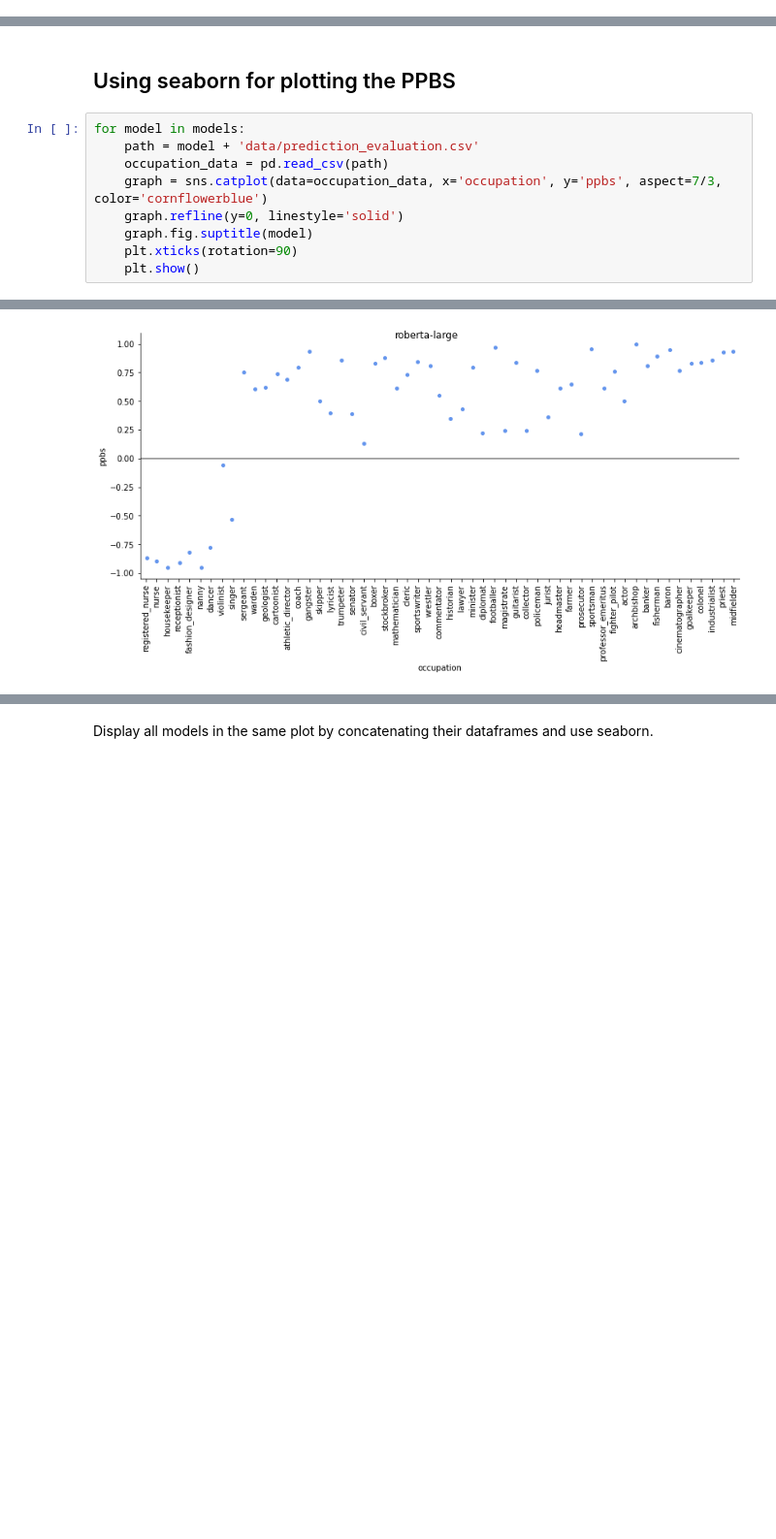
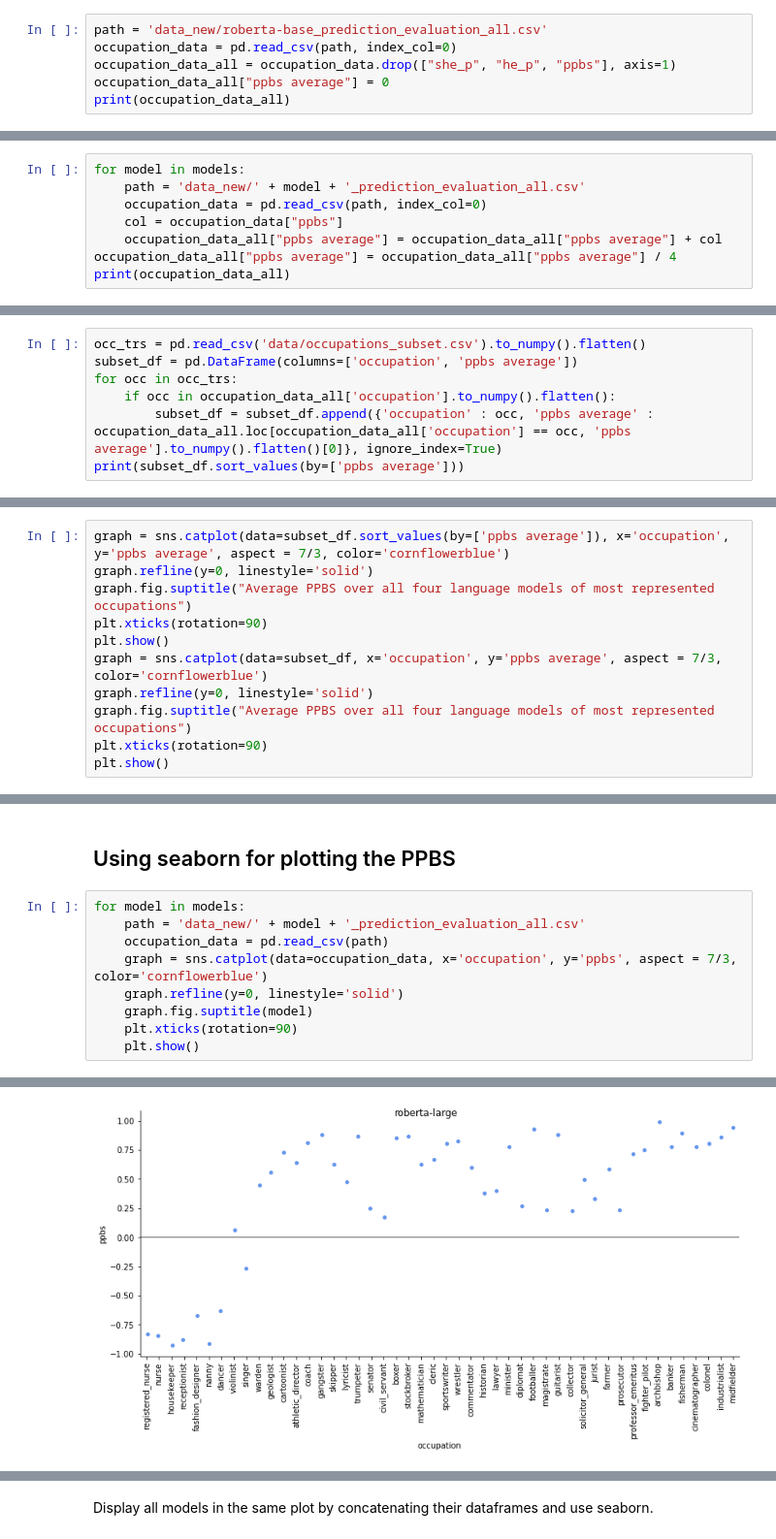
Before and after one commit to EmilPoiesz/Horn_Envelope, a Jupyter notebook: probing_ppbs.ipynb, the cells around one changed output, grey strips where cells are left out. Shown at 97% size. Drawn from its saved outputs; the diff is of its cells as text; blank space fills up the shorter version.

```diff
--- a/probing_ppbs.ipynb
+++ b/probing_ppbs.ipynb
@@ -14,0 +18,6 @@ for model in models:
+# %%
+path = 'data_new/roberta-base_prediction_evaluation_all.csv'
+occupation_data = pd.read_csv(path, index_col=0)
+occupation_data_all = occupation_data.drop(["she_p", "he_p", "ppbs"], axis=1)
+occupation_data_all["ppbs average"] = 0
+print(occupation_data_all)
@@ -14,0 +42,8 @@ for model in models:
+# %%
+for model in models:
+    path = 'data_new/' + model + '_prediction_evaluation_all.csv'
+    occupation_data = pd.read_csv(path, index_col=0)
+    col = occupation_data["ppbs"]
+    occupation_data_all["ppbs average"] = occupation_data_all["ppbs average"] + col
+occupation_data_all["ppbs average"] = occupation_data_all["ppbs average"] / 4
+print(occupation_data_all)
@@ -14,0 +76,7 @@ for model in models:
+# %%
+occ_trs = pd.read_csv('data/occupations_subset.csv').to_numpy().flatten()
+subset_df = pd.DataFrame(columns=['occupation', 'ppbs average'])
+for occ in occ_trs:
+    if occ in occupation_data_all['occupation'].to_numpy().flatten():
+        subset_df = subset_df.append({'occupation' : occ, 'ppbs average' : occupation_data_all.loc[occupation_data_all['occupation'] == occ, 'ppbs average'].to_numpy().flatten()[0]}, ignore_index=True)
+print(subset_df.sort_values(by=['ppbs average']))
@@ -14,0 +101,11 @@ for model in models:
+# %%
+graph = sns.catplot(data=subset_df.sort_values(by=['ppbs average']), x='occupation', y='ppbs average', aspect = 7/3, color='cornflowerblue')
+graph.refline(y=0, linestyle='solid')
+graph.fig.suptitle("Average PPBS over all four language models of most represented occupations")
+plt.xticks(rotation=90)
+plt.show()
+graph = sns.catplot(data=subset_df, x='occupation', y='ppbs average', aspect = 7/3, color='cornflowerblue')
+graph.refline(y=0, linestyle='solid')
+graph.fig.suptitle("Average PPBS over all four language models of most represented occupations")
+plt.xticks(rotation=90)
+plt.show()
@@ -16,9 +116,9 @@ for model in models:
 ## Using seaborn for plotting the PPBS
 # %%
 for model in models:
-    path = model + 'data/prediction_evaluation.csv'
+    path = 'data_new/' + model + '_prediction_evaluation_all.csv'
     occupation_data = pd.read_csv(path)
-    graph = sns.catplot(data=occupation_data, x='occupation', y='ppbs', aspect=7/3, color='cornflowerblue')
+    graph = sns.catplot(data=occupation_data, x='occupation', y='ppbs', aspect = 7/3, color='cornflowerblue')
     graph.refline(y=0, linestyle='solid')
     graph.fig.suptitle(model)
     plt.xticks(rotation=90)
@@ -28 +128 @@ for model in models:
-[figure, old version]
+[figure, new version]
```
Also changed, not shown: parts of 17 cells of this notebook, 21 other files.
